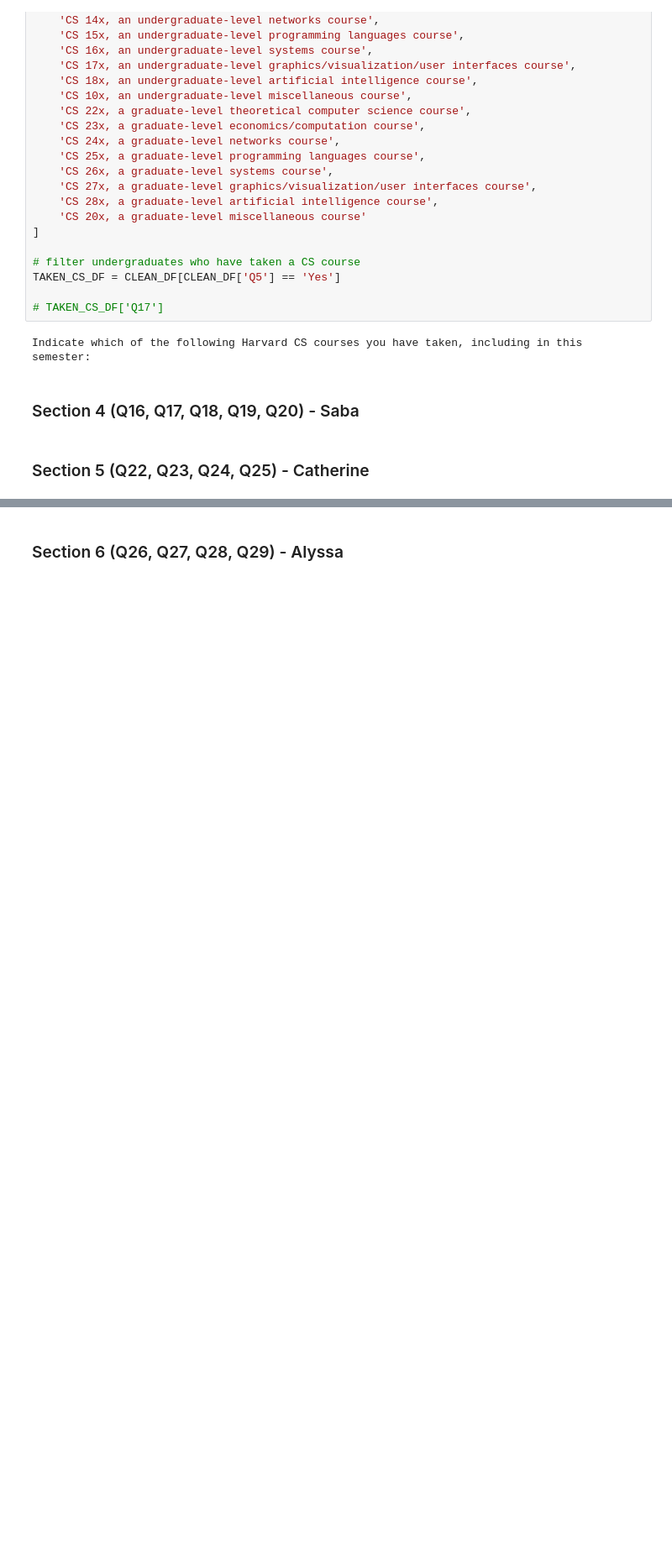
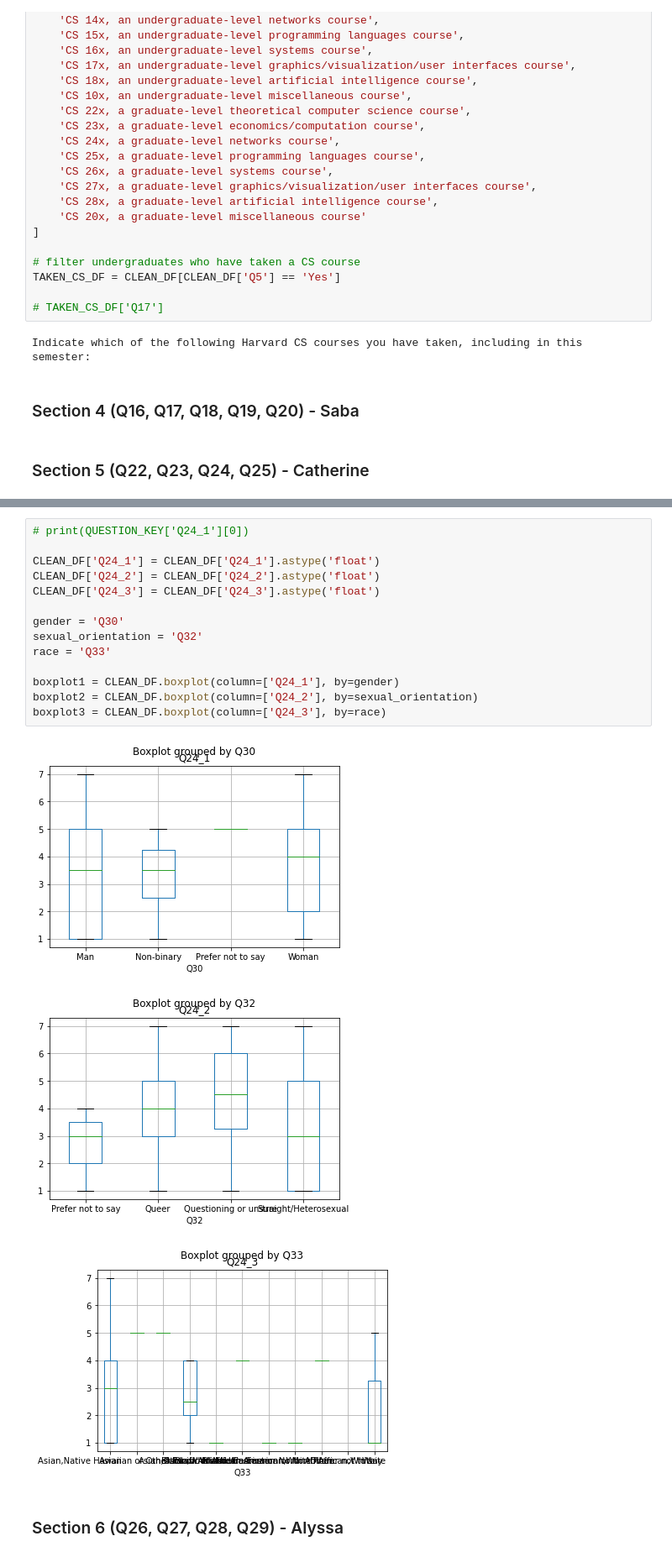
Before and after one commit to alyssahuang02/WiCS-Advocacy-Survey-21-22, a Jupyter notebook: 2021-catherine-eda.ipynb, the cells around one changed output, grey strips where cells are left out. Shown at 84% size. Cells and saved outputs as stored; diff of their text form; blank space fills up the shorter version.

```diff
--- a/2021-catherine-eda.ipynb
+++ b/2021-catherine-eda.ipynb
@@ -287,2 +346,20 @@ Indicate which of the following Harvard CS courses you have taken, including in
+# %%
+# print(QUESTION_KEY['Q24_1'][0])
+
+CLEAN_DF['Q24_1'] = CLEAN_DF['Q24_1'].astype('float')
+CLEAN_DF['Q24_2'] = CLEAN_DF['Q24_2'].astype('float')
+CLEAN_DF['Q24_3'] = CLEAN_DF['Q24_3'].astype('float')
+
+gender = 'Q30'
+sexual_orientation = 'Q32'
+race = 'Q33'
+
+boxplot1 = CLEAN_DF.boxplot(column=['Q24_1'], by=gender)
+boxplot2 = CLEAN_DF.boxplot(column=['Q24_2'], by=sexual_orientation)
+boxplot3 = CLEAN_DF.boxplot(column=['Q24_3'], by=race)
+# %% [output]
+[figure, added]
+[figure, added]
+[figure, added]
 # %% [markdown]
 ### Section 6 (Q26, Q27, Q28, Q29) - Alyssa
```
Also changed, not shown: parts of 3 cells of this notebook.
